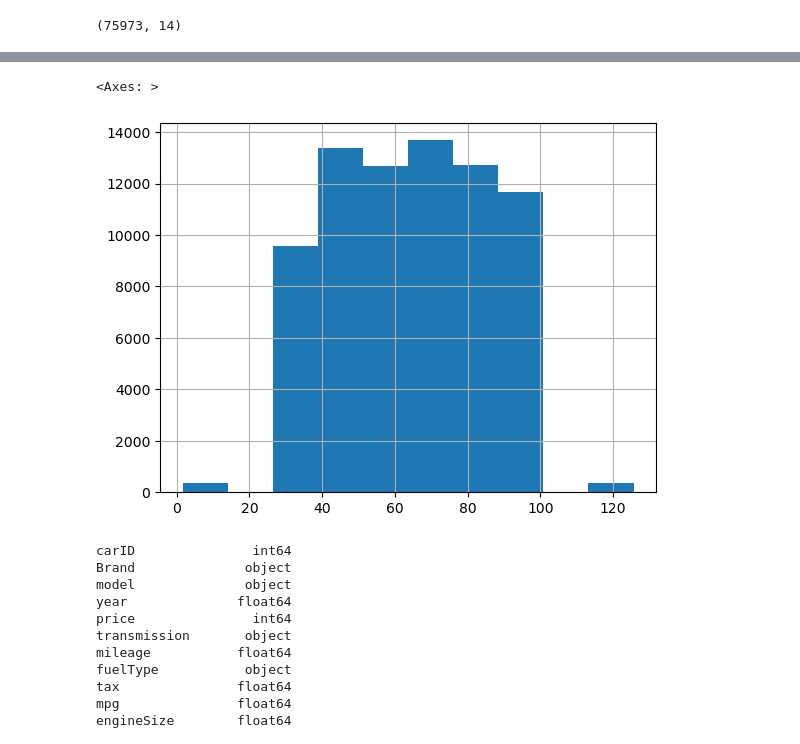
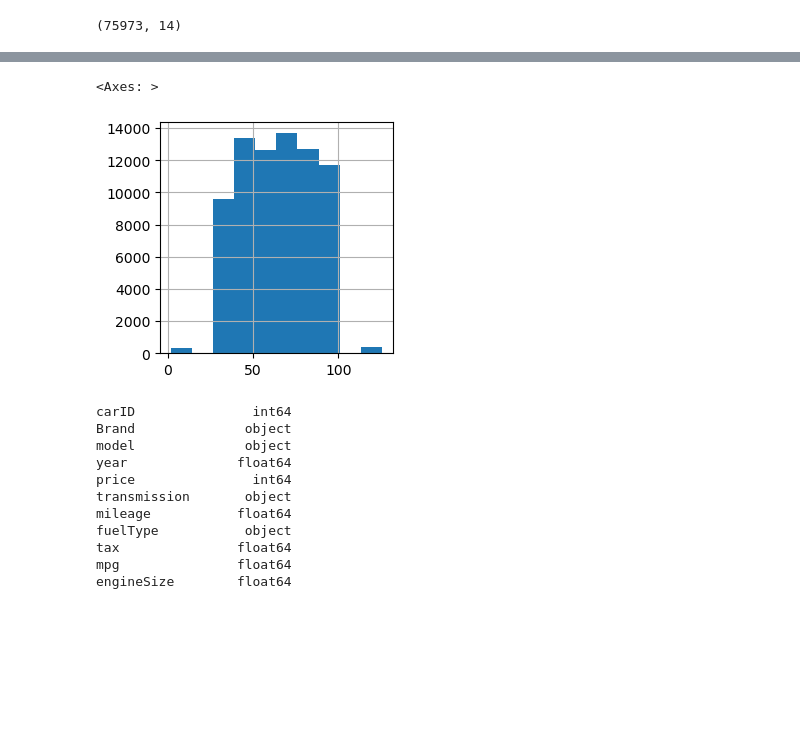
Before and after one commit to LiberoBiagi/ML_Nova_IMS_25-26, a Jupyter notebook: code.ipynb, the cells around one changed output, grey strips where cells are left out. Drawn from its saved outputs; the diff is of its cells as text; code cells hidden in the pictures; blank space fills up the shorter version.

```diff
--- a/code.ipynb
+++ b/code.ipynb
@@ -163,10 +163,10 @@ df.describe()
 | 75% | 56979.000000 | 2019.000000 | 20950.000000 | 32427.500000 | 145.000000 | 62.800000 | 2.000000 | 82.000000 | 3.000000 | ... |
 | max | 75972.000000 | 2024.121759 | 159999.000000 | 323000.000000 | 580.000000 | 470.800000 | 6.600000 | 125.594308 | 6.258371 | ... |
 # %%
-df['paintQuality%'].hist() # The lowest and highest values make no sense, probably an error while collecting the data.
+df['paintQuality%'].hist(figsize = (3,3)) # The lowest and highest values make no sense, probably an error while collecting the data.
 # %% [output]
 <Axes: >
-[figure, old version]
+[figure, new version]
 # %%
 df.dtypes
 # %% [output]
```
Also changed, not shown: parts of 10 cells of this notebook.
